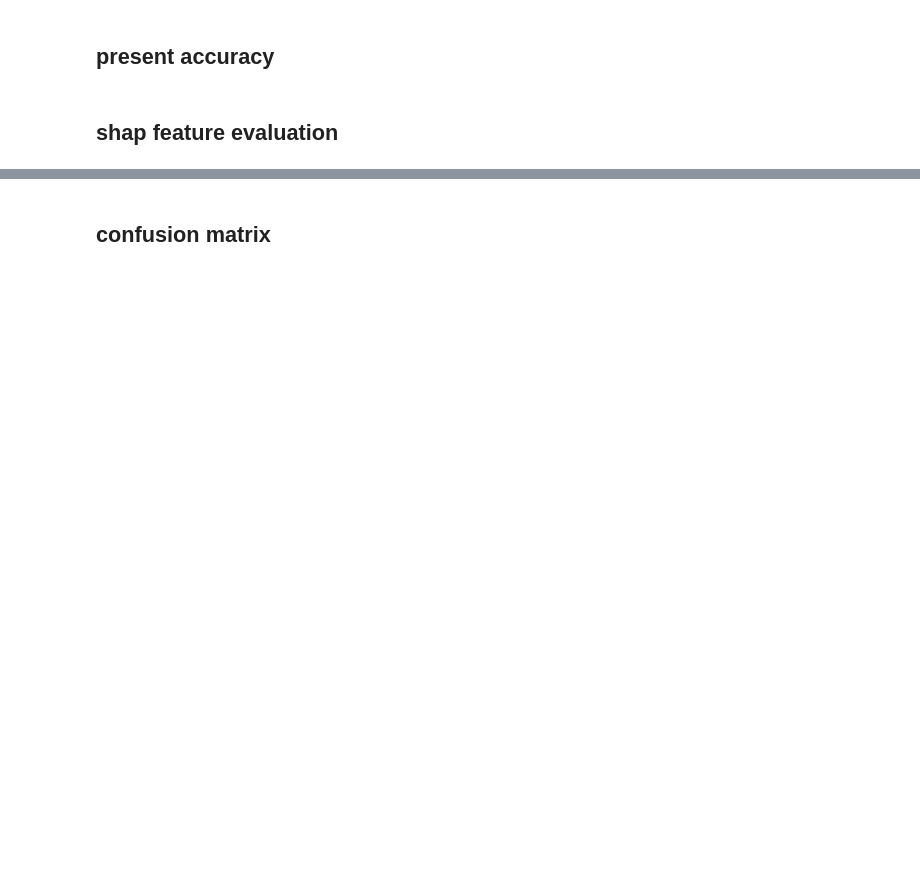
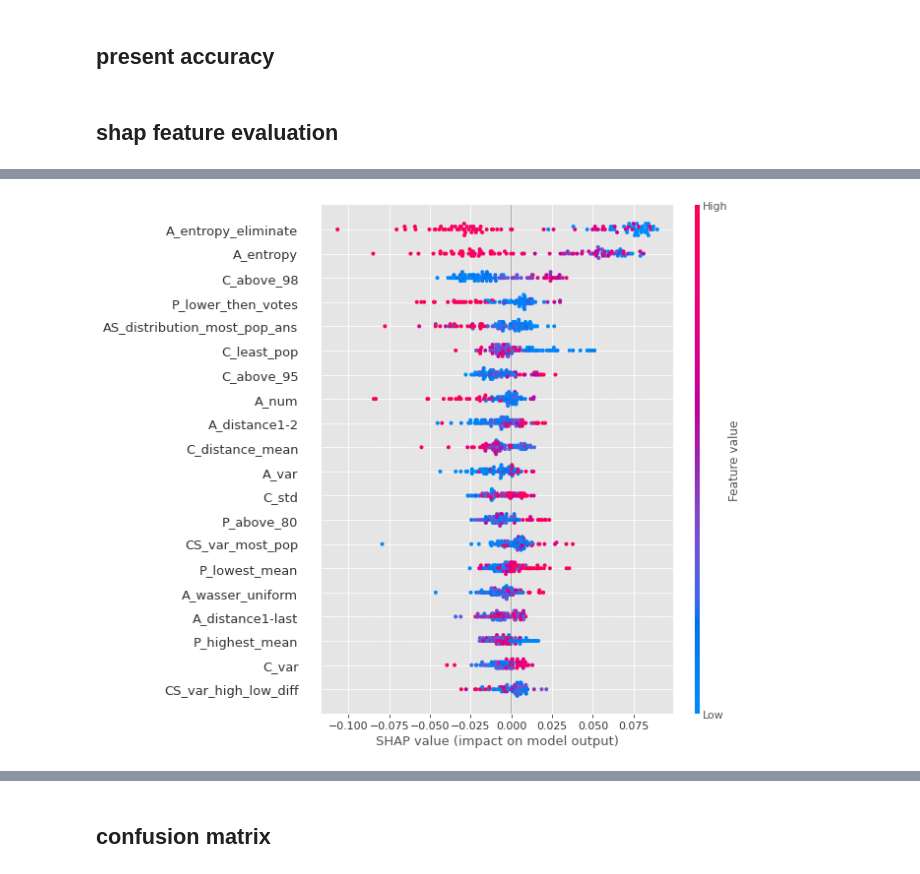
Before and after one commit to OrtalPa/Final_Project_SISE_BGU, a Jupyter notebook: ProjectFramework/Project_notebook.ipynb, the cells around one changed output, grey strips where cells are left out. Cells and saved outputs as stored; diff of their text form; code cells hidden in the pictures; blank space fills up the shorter version.

Commit message:
shap

```diff
--- a/ProjectFramework/Project_notebook.ipynb
+++ b/ProjectFramework/Project_notebook.ipynb
@@ -311,7 +236,0 @@ print("Hamming_loss:", hamming_loss(y, res))
-# %%
-###### split data into train and test using regular split
-
-# create training and testing vars
-X_train, X_test, y_train, y_test = train_test_split(x, y, test_size=0.2)
-print X_train.shape, y_train.shape
-print X_test.shape, y_test.shape
@@ -362,20 +325,23 @@ accuracy_dataframe
 # %% [markdown]
 ## shap feature evaluation
 # %%
+#Random Forest Model
+rfc=RandomForestClassifier()
+model_2=rfc.fit(x_train,y_train['MR'])
+rfc_predict=model_2.predict(x_test)
+
 # load JS vis
 shap.initjs()
 
-## the best model:
-model = rt_model
-
 # create a tree explainer for Random Forest
-explainer = shap.TreeExplainer(model)
+explainer = shap.TreeExplainer(model_2)
 
 #sample 100 observations from the test data
-observations = X_test.sample(100, random_state=42)
+observations = x_test.sample(100, random_state=42)
 
 #create an explainer
 shap_values = explainer.shap_values(observations)
 
 #generate a summary plot
 shap.summary_plot(shap_values[1], features=observations)
+# %% [output]
@@ -381,0 +349 @@ shap.summary_plot(shap_values[1], features=observations)
+[figure, added]
```
Also changed, not shown: parts of 25 cells of this notebook.
